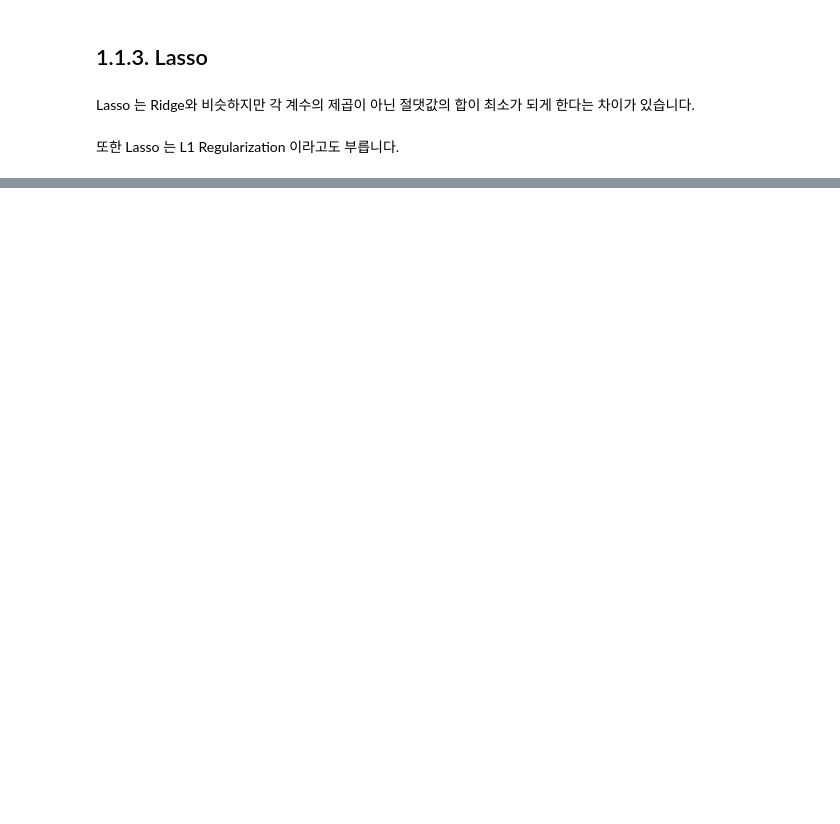
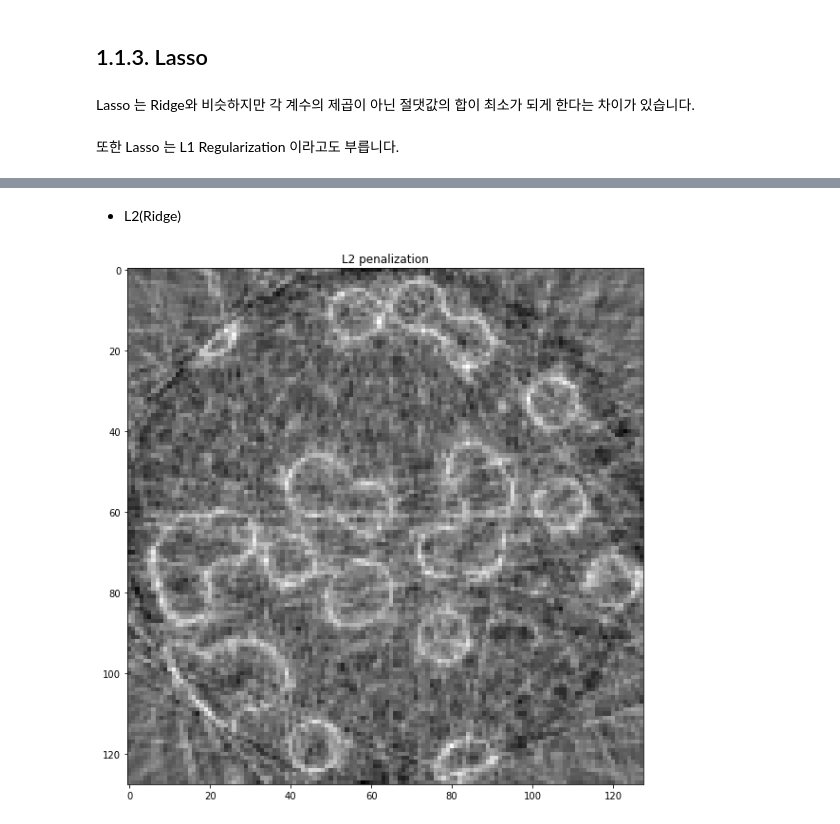
Before and after one commit to GIHYUNJIN/scikit-learn, a Jupyter notebook: 1.Supervised_Learning/1.1.Linear_Models/1.1.3. Lasso.ipynb, the cells around one changed output, grey strips where cells are left out. Drawn from its saved outputs; the diff is of its cells as text; code cells hidden in the pictures; blank space fills up the shorter version.

```diff
--- a/1.Supervised_Learning/1.1.Linear_Models/1.1.3. Lasso.ipynb
+++ b/1.Supervised_Learning/1.1.Linear_Models/1.1.3. Lasso.ipynb
@@ -136,0 +130,9 @@ plt.show()
+# %% [markdown]
+- L2(Ridge)
+# %%
+plt.figure(figsize=(10, 10))
+plt.imshow(rec_l2, cmap=plt.cm.gray, interpolation="nearest")
+plt.title("L2 penalization")
+plt.show()
+# %% [output]
+[figure, added]
```
Also changed, not shown: parts of 15 cells of this notebook, 5 other files.
